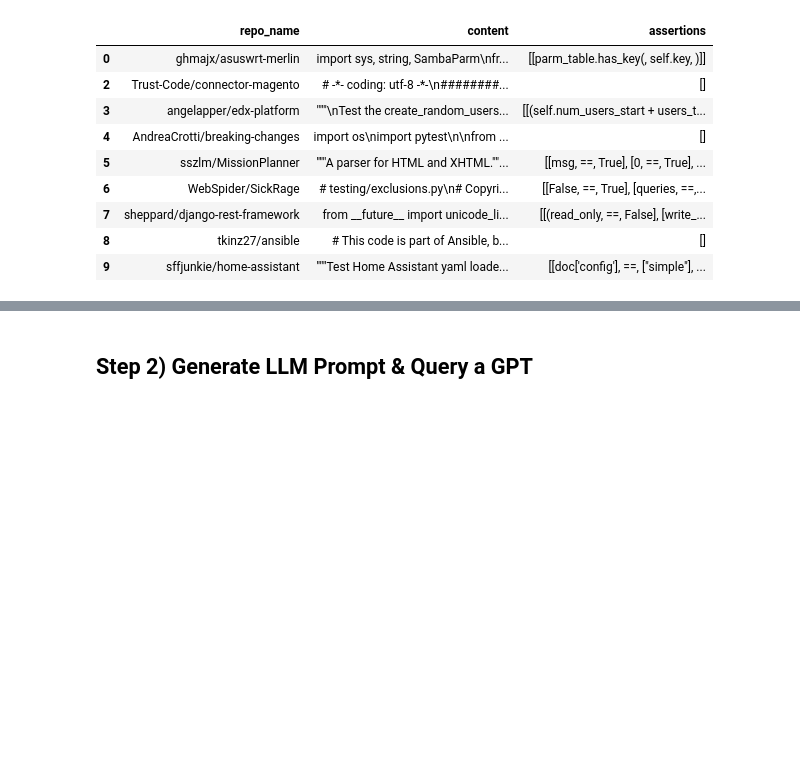
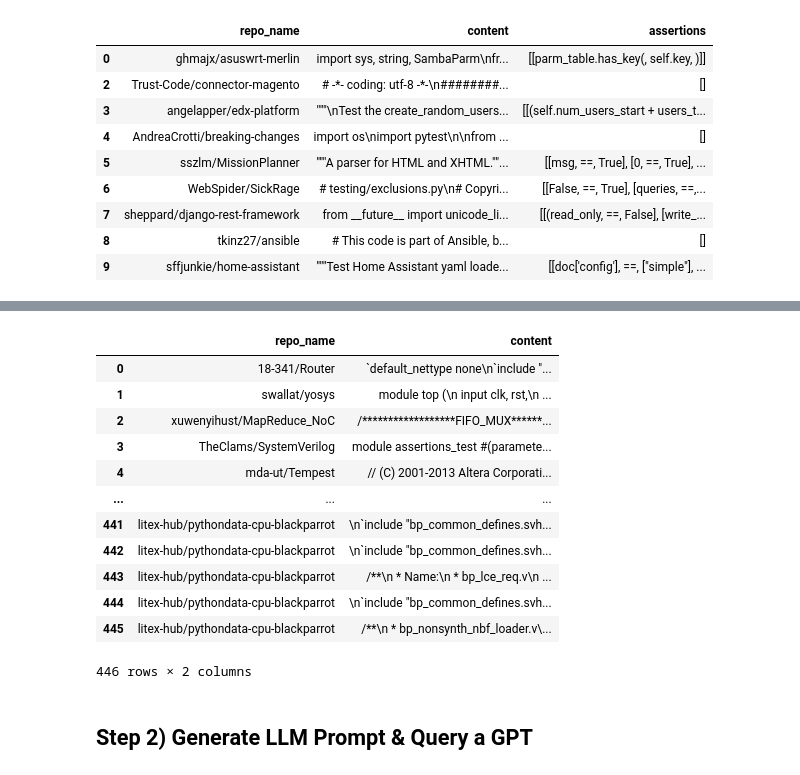
Before and after one commit to KoraSHughes/LLMCodeGen, a Jupyter notebook: AllInOne.ipynb, the cells around one changed output, grey strips where cells are left out. Cells and saved outputs as stored; diff of their text form; code cells hidden in the pictures; blank space fills up the shorter version.

```diff
--- a/AllInOne.ipynb
+++ b/AllInOne.ipynb
@@ -173,3 +210,20 @@ assert not isinstance(value, datetime.datetime), (
+# %%
+temp = pd.read_csv(cwd+"/Data/BigQuery/VerilogAssertions-ALL.csv")
+temp  # example verilog assertion
+# %% [output]
+|  | repo_name | content |
+| 0 | 18-341/Router | `default_nettype none\n`include "... |
+| 1 | swallat/yosys | module top (\n input clk, rst,\n ... |
+| 2 | xuwenyihust/MapReduce_NoC | /******************FIFO_MUX******... |
+| 3 | TheClams/SystemVerilog | module assertions_test #(paramete... |
+| 4 | mda-ut/Tempest | // (C) 2001-2013 Altera Corporati... |
+| ... | ... | ... |
+| 441 | litex-hub/pythondata-cpu-blackparrot | \n`include "bp_common_defines.svh... |
+| 442 | litex-hub/pythondata-cpu-blackparrot | \n`include "bp_common_defines.svh... |
+| 443 | litex-hub/pythondata-cpu-blackparrot | /**\n * Name:\n * bp_lce_req.v\n ... |
+| 444 | litex-hub/pythondata-cpu-blackparrot | \n`include "bp_common_defines.svh... |
+| 445 | litex-hub/pythondata-cpu-blackparrot | /**\n * bp_nonsynth_nbf_loader.v\... |
+446 rows × 2 columns
 # %% [markdown]
 ## Step 2) Generate LLM Prompt & Query a GPT
 # %%
```
Also changed, not shown: parts of 3 cells of this notebook, 1 other file.
